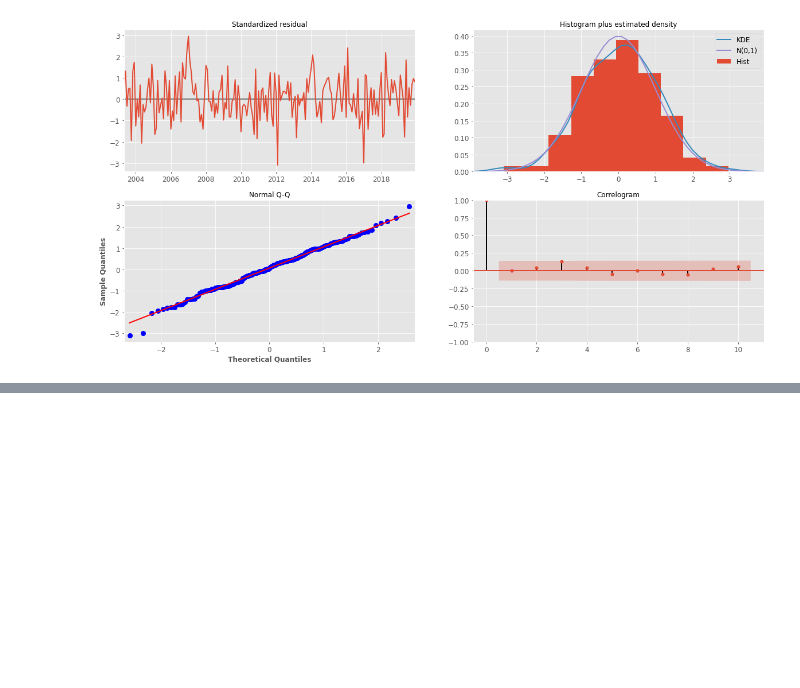
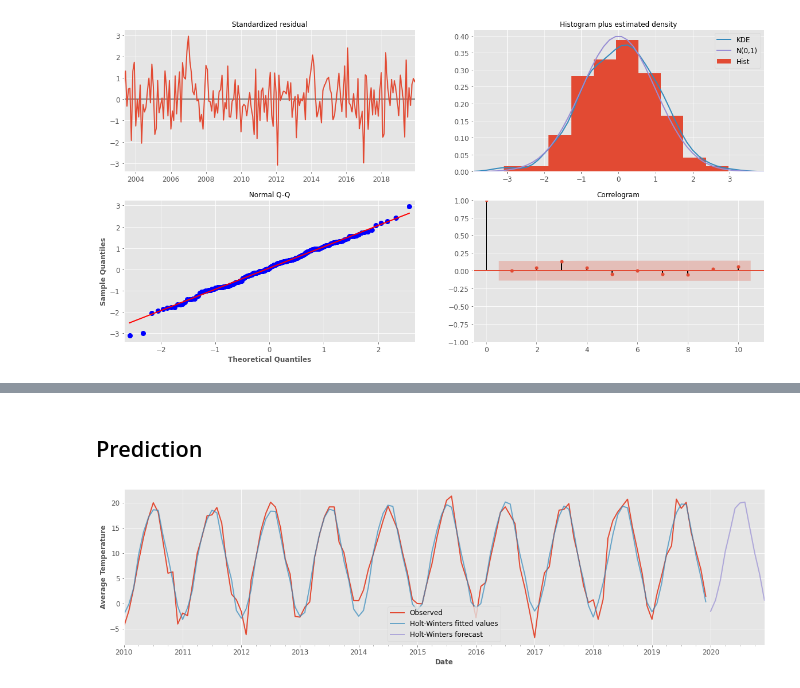
Before and after one commit to reibek/progn-semestral-work, a Jupyter notebook: Progonstics_Semestral_work_NEW.ipynb, the cells around one changed output, grey strips where cells are left out. Cells and saved outputs as stored; diff of their text form; code cells hidden in the pictures; blank space fills up the shorter version.

```diff
--- a/Progonstics_Semestral_work_NEW.ipynb
+++ b/Progonstics_Semestral_work_NEW.ipynb
@@ -453,0 +520,7 @@ Name: MonthlyAverage, dtype: float64
+# %%
+from statsmodels.tsa.holtwinters import ExponentialSmoothing as HWES
+
+model = HWES(df_2000.MonthlyAverage, seasonal_periods=12, trend='add', seasonal='add')
+fitted = model.fit()
+forecast = fitted.forecast(steps=12)
+print(fitted.summary())
@@ -453,0 +545,12 @@ Name: MonthlyAverage, dtype: float64
+# %% [markdown]
+## Prediction
+# %%
+ax = df_2000.MonthlyAverage['2010':].plot(label='Observed')
+fitted.fittedvalues['2010':].plot(ax=ax, label='Holt-Winters fitted values', alpha=.7, figsize=(20, 5))
+forecast.plot(ax=ax, label='Holt-Winters forecast', alpha=.7, figsize=(20, 5))
+ax.set_xlabel('Date')
+ax.set_ylabel('Average Temperature')
+plt.legend()
+plt.show()
+# %% [output]
+[figure, added]
```
Also changed, not shown: parts of 28 cells of this notebook.
